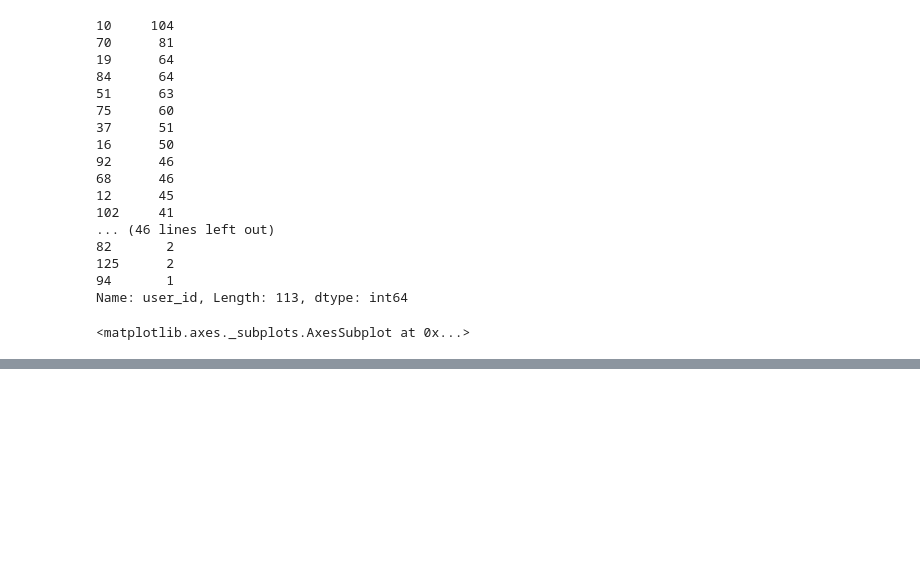
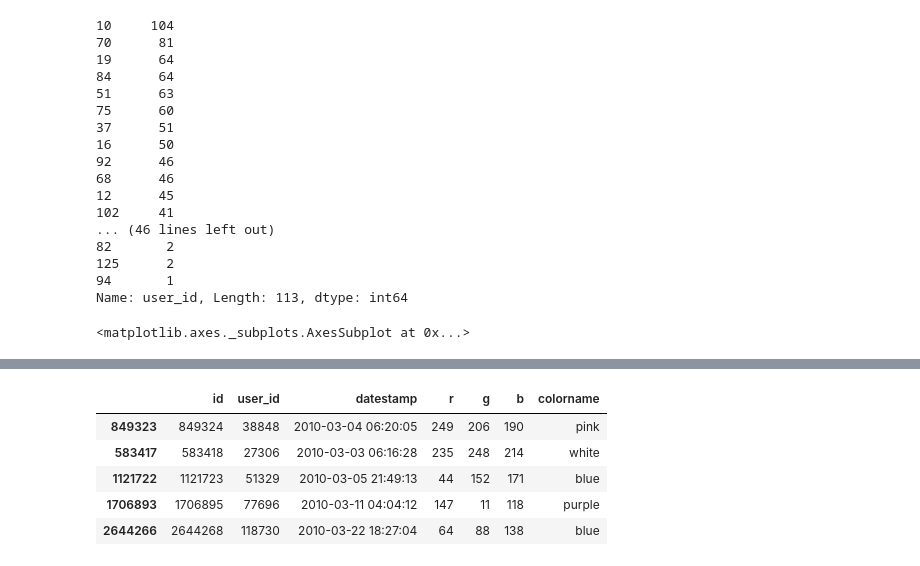
Before and after one commit to jasminedevv/DS1.1-Jupyter, a Jupyter notebook: notebooks/Color Survey Project/Analysis.ipynb, the cells around one changed output, grey strips where cells are left out. Saved outputs shown, nothing was run; the diff lists cells and outputs as text; code cells hidden in the pictures; blank space fills up the shorter version.

```diff
--- a/notebooks/Color Survey Project/Analysis.ipynb
+++ b/notebooks/Color Survey Project/Analysis.ipynb
@@ -64,0 +76,17 @@ kde
+# %%
+from datetime import datetime
+def convert_timestamp(time):
+    time = int(time)
+    time = datetime.utcfromtimestamp(time).strftime('%Y-%m-%d %H:%M:%S')
+    return pd.Timestamp(time)
+# %%
+sample["datestamp"] = sample["datestamp"].apply(convert_timestamp)
+# %%
+sample.head()
+# %% [output]
+|  | id | user_id | datestamp | r | g | b | colorname |
+| 849323 | 849324 | 38848 | 2010-03-04 06:20:05 | 249 | 206 | 190 | pink |
+| 583417 | 583418 | 27306 | 2010-03-03 06:16:28 | 235 | 248 | 214 | white |
+| 1121722 | 1121723 | 51329 | 2010-03-05 21:49:13 | 44 | 152 | 171 | blue |
+| 1706893 | 1706895 | 77696 | 2010-03-11 04:04:12 | 147 | 11 | 118 | purple |
+| 2644266 | 2644268 | 118730 | 2010-03-22 18:27:04 | 64 | 88 | 138 | blue |
```
Also changed, not shown: parts of 2 cells of this notebook.
